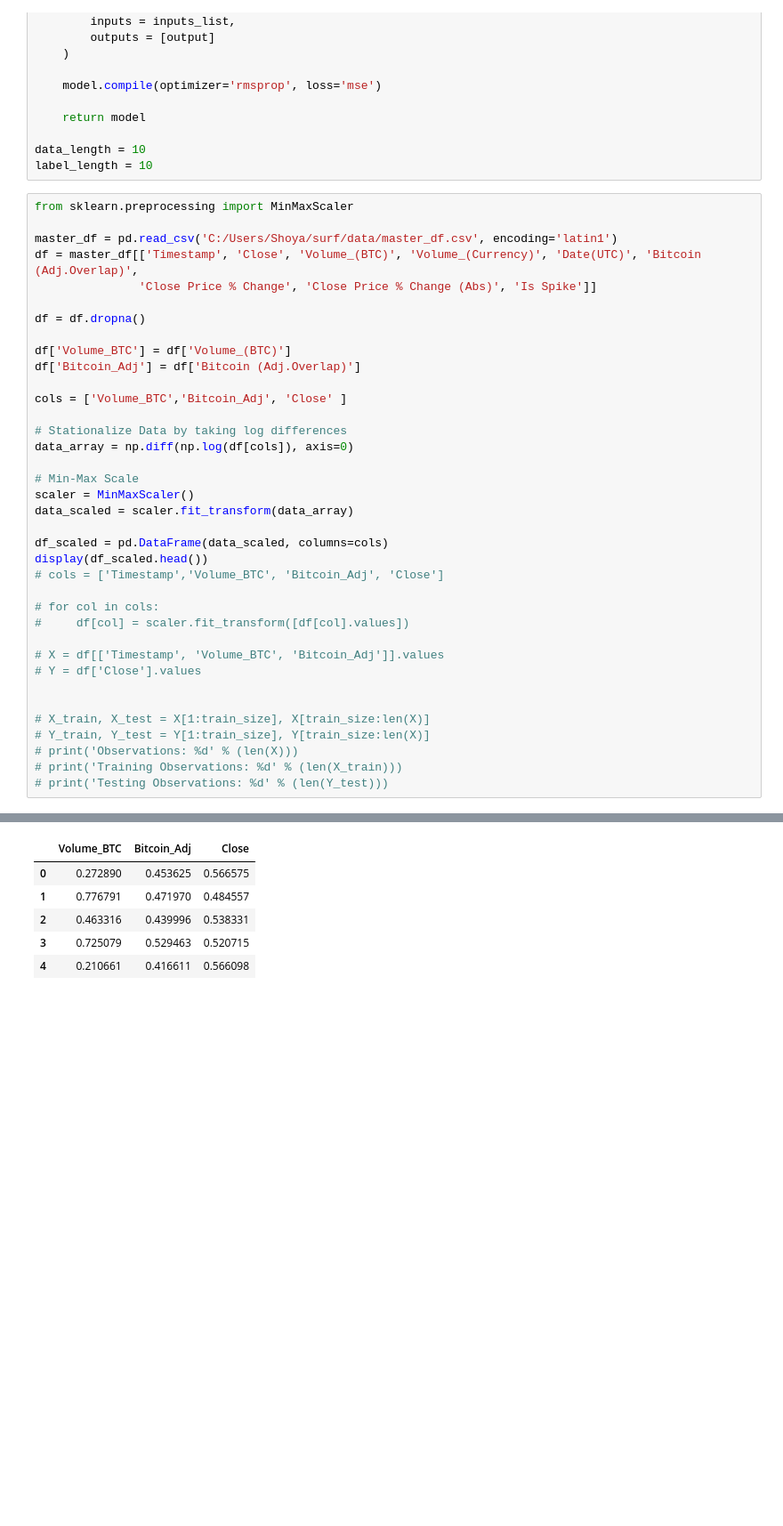
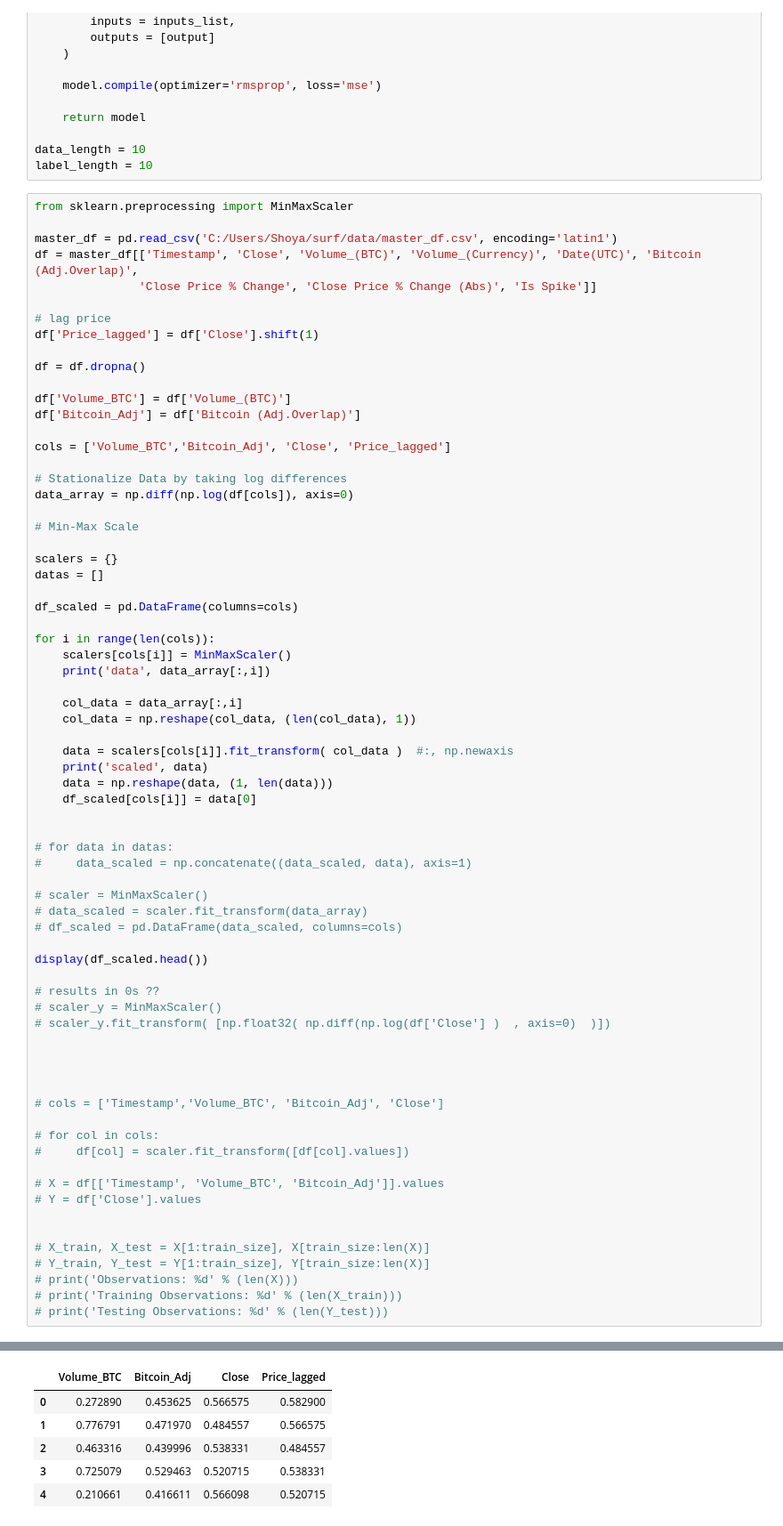
Before and after one commit to shoyasaxa/Crypto-Spikes, a Jupyter notebook: Predict Prices with Keras and LSTM.ipynb, the cells around one changed output, grey strips where cells are left out. Shown at 89% size. Cells and saved outputs as stored; diff of their text form; blank space fills up the shorter version.

Commit message:
cleaning data

```diff
--- a/Predict Prices with Keras and LSTM.ipynb
+++ b/Predict Prices with Keras and LSTM.ipynb
@@ -42,22 +44,55 @@ master_df = pd.read_csv('C:/Users/Shoya/surf/data/master_df.csv', encoding='lati
 df = master_df[['Timestamp', 'Close', 'Volume_(BTC)', 'Volume_(Currency)', 'Date(UTC)', 'Bitcoin (Adj.Overlap)',
                'Close Price % Change', 'Close Price % Change (Abs)', 'Is Spike']]
 
+# lag price
+df['Price_lagged'] = df['Close'].shift(1)
+
 df = df.dropna()
 
 df['Volume_BTC'] = df['Volume_(BTC)']
 df['Bitcoin_Adj'] = df['Bitcoin (Adj.Overlap)']
 
-cols = ['Volume_BTC','Bitcoin_Adj', 'Close' ]
+cols = ['Volume_BTC','Bitcoin_Adj', 'Close', 'Price_lagged']
 
 # Stationalize Data by taking log differences
 data_array = np.diff(np.log(df[cols]), axis=0)
 
 # Min-Max Scale
-scaler = MinMaxScaler()
-data_scaled = scaler.fit_transform(data_array)
 
-df_scaled = pd.DataFrame(data_scaled, columns=cols)
+scalers = {}
+datas = []
+
+df_scaled = pd.DataFrame(columns=cols)
+
+for i in range(len(cols)):
+    scalers[cols[i]] = MinMaxScaler()
+    print('data', data_array[:,i])
+
+    col_data = data_array[:,i]
+    col_data = np.reshape(col_data, (len(col_data), 1))
+
+    data = scalers[cols[i]].fit_transform( col_data )  #:, np.newaxis
+    print('scaled', data)
+    data = np.reshape(data, (1, len(data)))
+    df_scaled[cols[i]] = data[0]
+
+
+# for data in datas:
+#     data_scaled = np.concatenate((data_scaled, data), axis=1)
+
+# scaler = MinMaxScaler()
+# data_scaled = scaler.fit_transform(data_array)
+# df_scaled = pd.DataFrame(data_scaled, columns=cols)
+
 display(df_scaled.head())
+
+# results in 0s ??
+# scaler_y = MinMaxScaler()
+# scaler_y.fit_transform( [np.float32( np.diff(np.log(df['Close'] )  , axis=0)  )])
+
+
+
+
 # cols = ['Timestamp','Volume_BTC', 'Bitcoin_Adj', 'Close']
 
 # for col in cols:
@@ -76,6 +132,6 @@ display(df_scaled.head())
-|  | Volume_BTC | Bitcoin_Adj | Close |
-| 0 | 0.272890 | 0.453625 | 0.566575 |
-| 1 | 0.776791 | 0.471970 | 0.484557 |
-| 2 | 0.463316 | 0.439996 | 0.538331 |
-| 3 | 0.725079 | 0.529463 | 0.520715 |
-| 4 | 0.210661 | 0.416611 | 0.566098 |
+|  | Volume_BTC | Bitcoin_Adj | Close | Price_lagged |
+| 0 | 0.272890 | 0.453625 | 0.566575 | 0.582900 |
+| 1 | 0.776791 | 0.471970 | 0.484557 | 0.566575 |
+| 2 | 0.463316 | 0.439996 | 0.538331 | 0.484557 |
+| 3 | 0.725079 | 0.529463 | 0.520715 | 0.538331 |
+| 4 | 0.210661 | 0.416611 | 0.566098 | 0.520715 |
```
Also changed, not shown: parts of 10 cells of this notebook, 6 other files.
